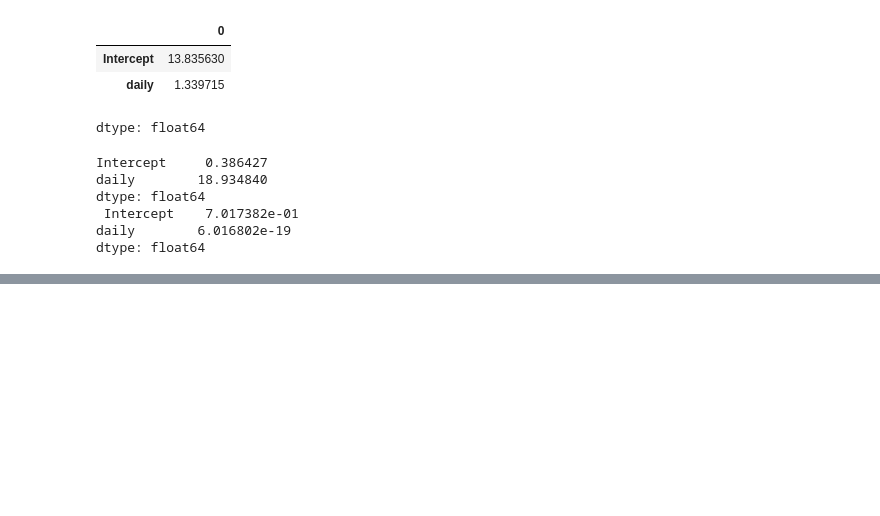
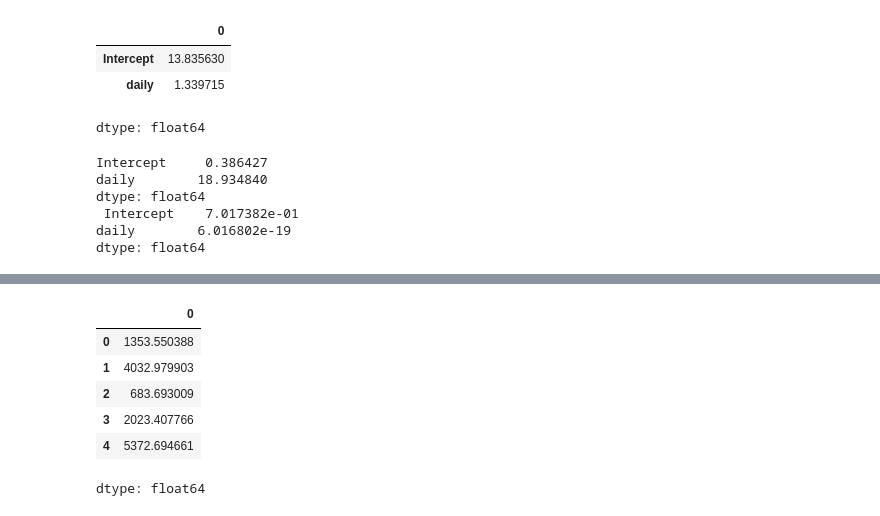
Before and after one commit to Akhilesh2804/python, a Jupyter notebook: DAY_18.ipynb, the cells around one changed output, grey strips where cells are left out. Drawn from its saved outputs; the diff is of its cells as text; code cells hidden in the pictures; blank space fills up the shorter version.

```diff
--- a/DAY_18.ipynb
+++ b/DAY_18.ipynb
@@ -130,0 +191,10 @@ dtype: float64
+# %%
+model.predict(data_pred)
+# %% [output]
+|  | 0 |
+| 0 | 1353.550388 |
+| 1 | 4032.979903 |
+| 2 | 683.693009 |
+| 3 | 2023.407766 |
+| 4 | 5372.694661 |
+dtype: float64
```
Also changed, not shown: parts of 23 cells of this notebook.
